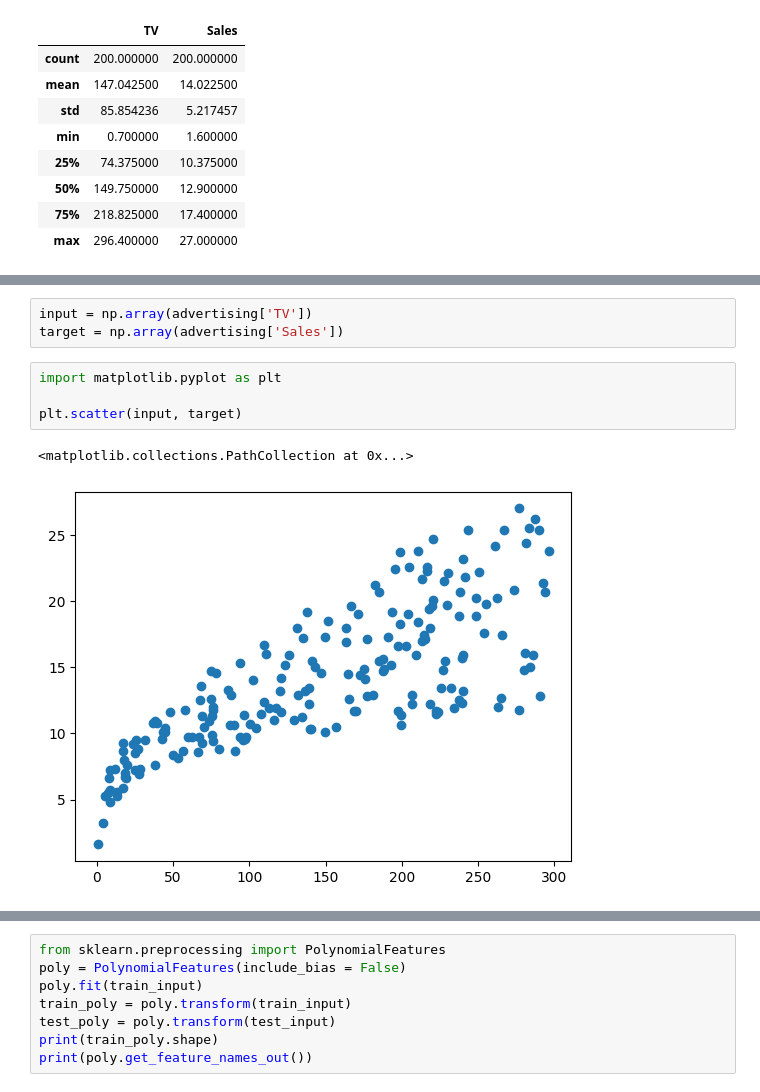
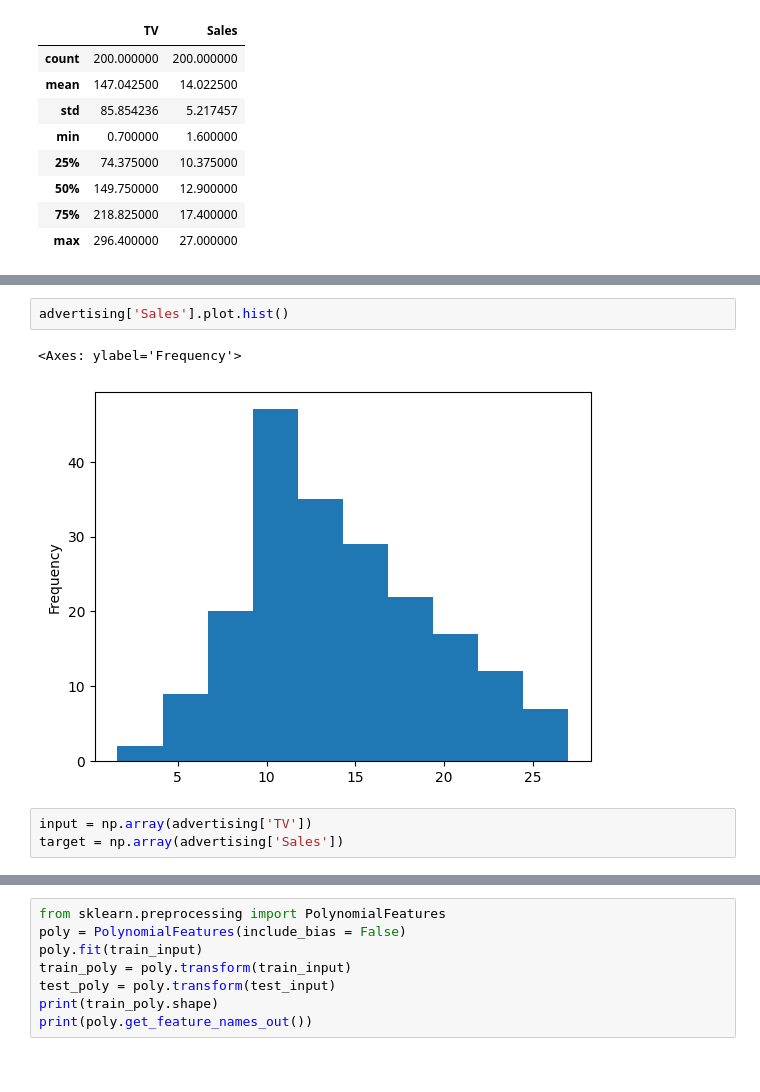
Before and after one commit to Woochang4862/USW-Machine-Learning-1, a Jupyter notebook: 250402/Advertising.ipynb, the cells around one changed output, grey strips where cells are left out. Drawn from its saved outputs; the diff is of its cells as text.

```diff
--- a/250402/Advertising.ipynb
+++ b/250402/Advertising.ipynb
@@ -22,10 +27,8 @@ advertising.describe()
+# %%
+advertising['Sales'].plot.hist()
+# %% [output]
+<Axes: ylabel='Frequency'>
+[figure, added]
 # %%
 input = np.array(advertising['TV'])
 target = np.array(advertising['Sales'])
-# %%
-import matplotlib.pyplot as plt
-
-plt.scatter(input, target)
-# %% [output]
-<matplotlib.collections.PathCollection at 0x...>
-[figure, removed]
```
Also changed, not shown: parts of 21 cells of this notebook, 5 other files.
